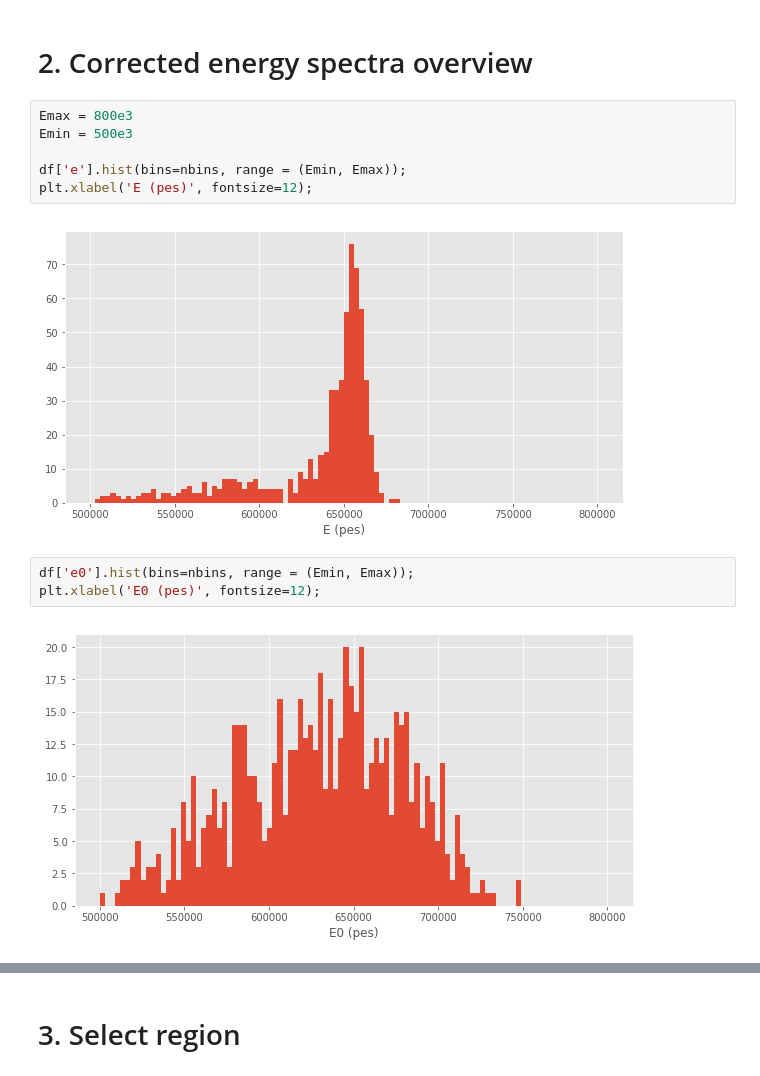
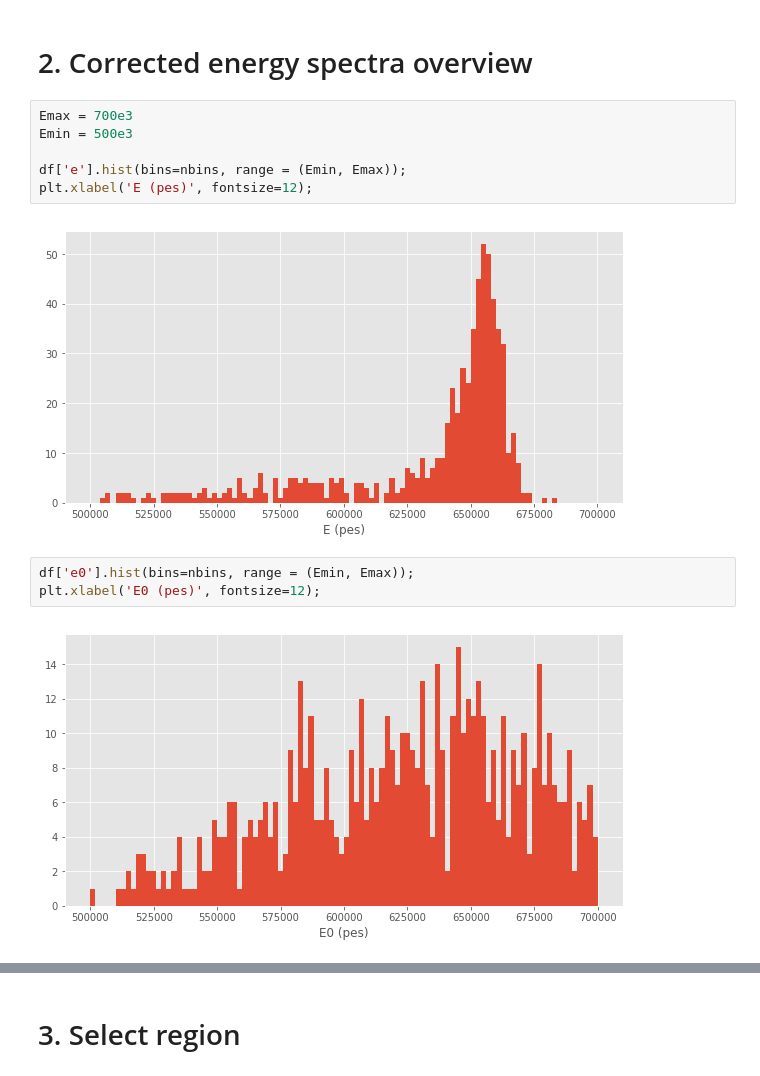
Before and after one commit to jahernando/CsThNB, a Jupyter notebook: temp/pmaps/Th_corrected_pmaps_analysis.ipynb, the cells around one changed output, grey strips where cells are left out. Drawn from its saved outputs; the diff is of its cells as text.

```diff
--- a/temp/pmaps/Th_corrected_pmaps_analysis.ipynb
+++ b/temp/pmaps/Th_corrected_pmaps_analysis.ipynb
@@ -27,18 +27,18 @@ df = pd.HDFStore('pmaps_corrected_{}_6206.h5'.format(region))['']
 # %% [markdown]
 # 2. Corrected energy spectra overview
 # %%
-Emax = 800e3
+Emax = 700e3
 Emin = 500e3
 
 df['e'].hist(bins=nbins, range = (Emin, Emax));
 plt.xlabel('E (pes)', fontsize=12);
 # %% [output]
-[figure, old version]
+[figure, new version]
 # %%
 df['e0'].hist(bins=nbins, range = (Emin, Emax));
 plt.xlabel('E0 (pes)', fontsize=12);
 # %% [output]
-[figure, old version]
+[figure, new version]
 # %%
 plt.hist(df['e'] , bins = nbins, range=(Emin, Emax), alpha=.5, label='Corrected' );
 plt.hist(df['e0'], bins = nbins, range=(Emin, Emax), alpha=.5, label='Uncorrected' );
```
Also changed, not shown: parts of 20 cells of this notebook, 2 other files.
